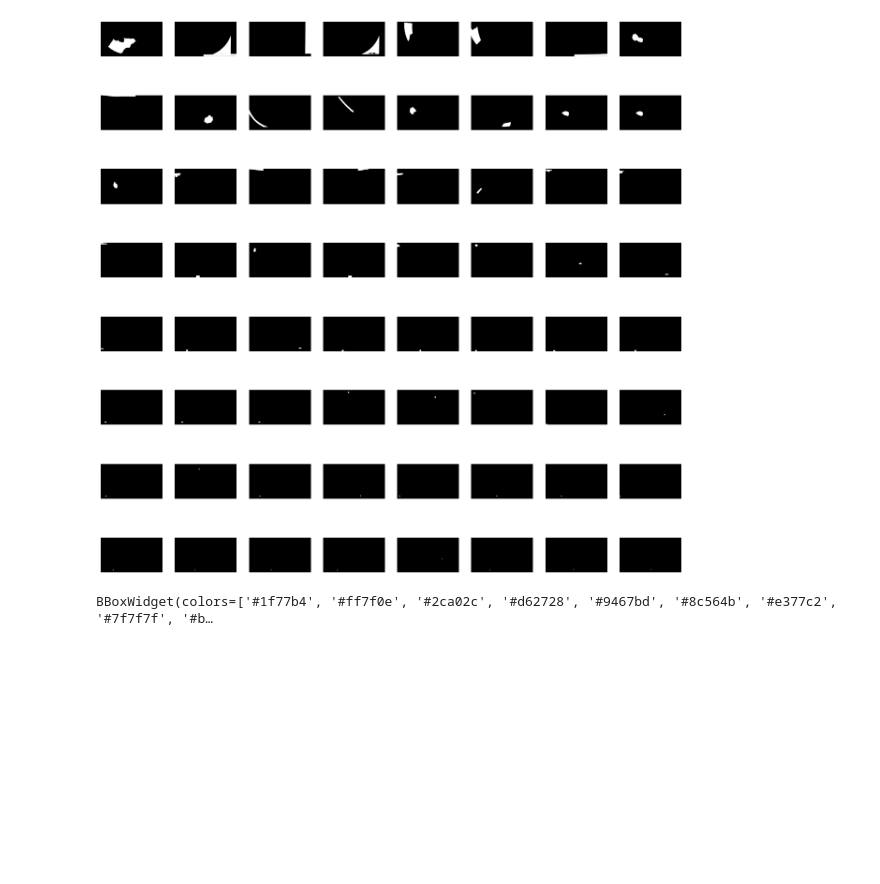
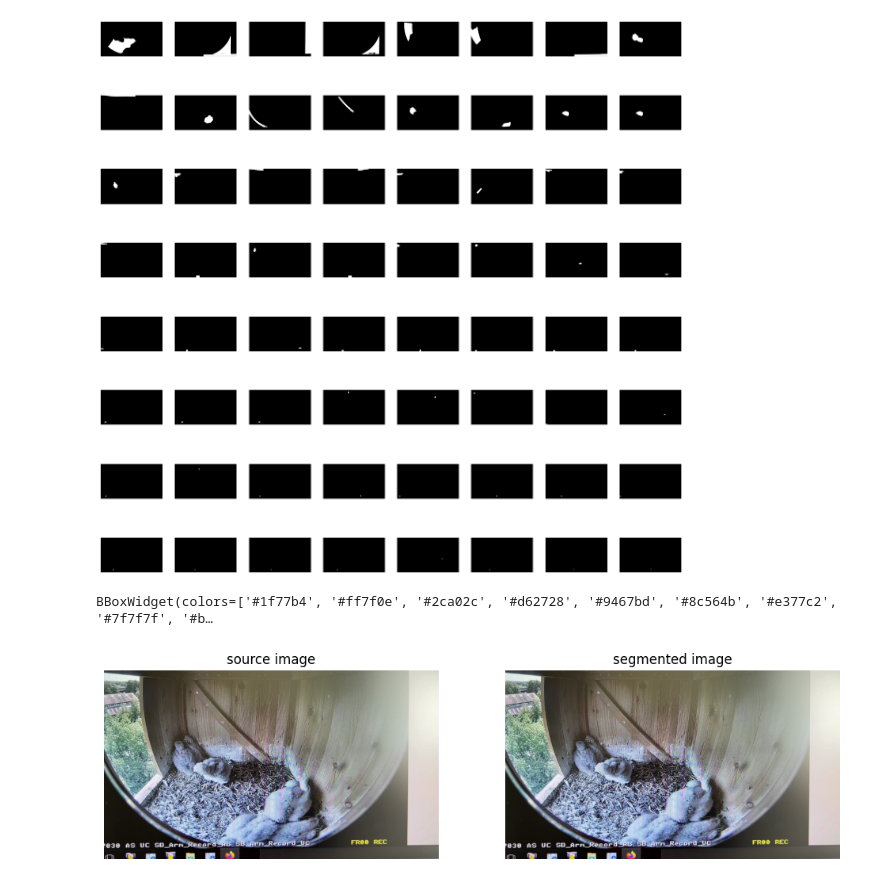
Before and after one commit to vitaly-belik/kestrel_age, a Jupyter notebook: SAM tutorial.ipynb, the cells around one changed output. Saved outputs shown, nothing was run; the diff lists cells and outputs as text; code cells hidden in the pictures; blank space fills up the shorter version.

```diff
--- a/SAM tutorial.ipynb
+++ b/SAM tutorial.ipynb
@@ -205,3 +205,5 @@ widget.image = encode_image(IMAGE_PATH)
 widget
 # %% [output]
 BBoxWidget(colors=['#1f77b4', '#ff7f0e', '#2ca02c', '#d62728', '#9467bd', '#8c564b', '#e377c2', '#7f7f7f', '#b…
+# %%
+mask_predictor = SamPredictor(sam)
@@ -207,0 +225,35 @@ BBoxWidget(colors=['#1f77b4', '#ff7f0e', '#2ca02c', '#d62728', '#9467bd', '#8c56
+# %%
+import cv2
+import numpy as np
+import supervision as sv
+
+
+image_bgr = cv2.imread(IMAGE_PATH)
+image_rgb = cv2.cvtColor(image_bgr, cv2.COLOR_BGR2RGB)
+
+mask_predictor.set_image(image_rgb)
+
+masks, scores, logits = mask_predictor.predict(
+    box=box,
+    multimask_output=True
+)
+# %%
+box_annotator = sv.BoxAnnotator(color=sv.Color.RED, color_lookup=sv.ColorLookup.INDEX)
+mask_annotator = sv.MaskAnnotator(color=sv.Color.RED, color_lookup=sv.ColorLookup.INDEX)
+
+detections = sv.Detections(
+    xyxy=sv.mask_to_xyxy(masks=masks),
+    mask=masks
+)
+detections = detections[detections.area == np.max(detections.area)]
+
+source_image = box_annotator.annotate(scene=image_bgr.copy(), detections=detections)
+segmented_image = mask_annotator.annotate(scene=image_bgr.copy(), detections=detections)
+
+sv.plot_images_grid(
+    images=[source_image, segmented_image],
+    grid_size=(1, 2),
+    titles=['source image', 'segmented image']
+)
+# %% [output]
+[figure, added]
```
Also changed, not shown: parts of 1 cell of this notebook.
